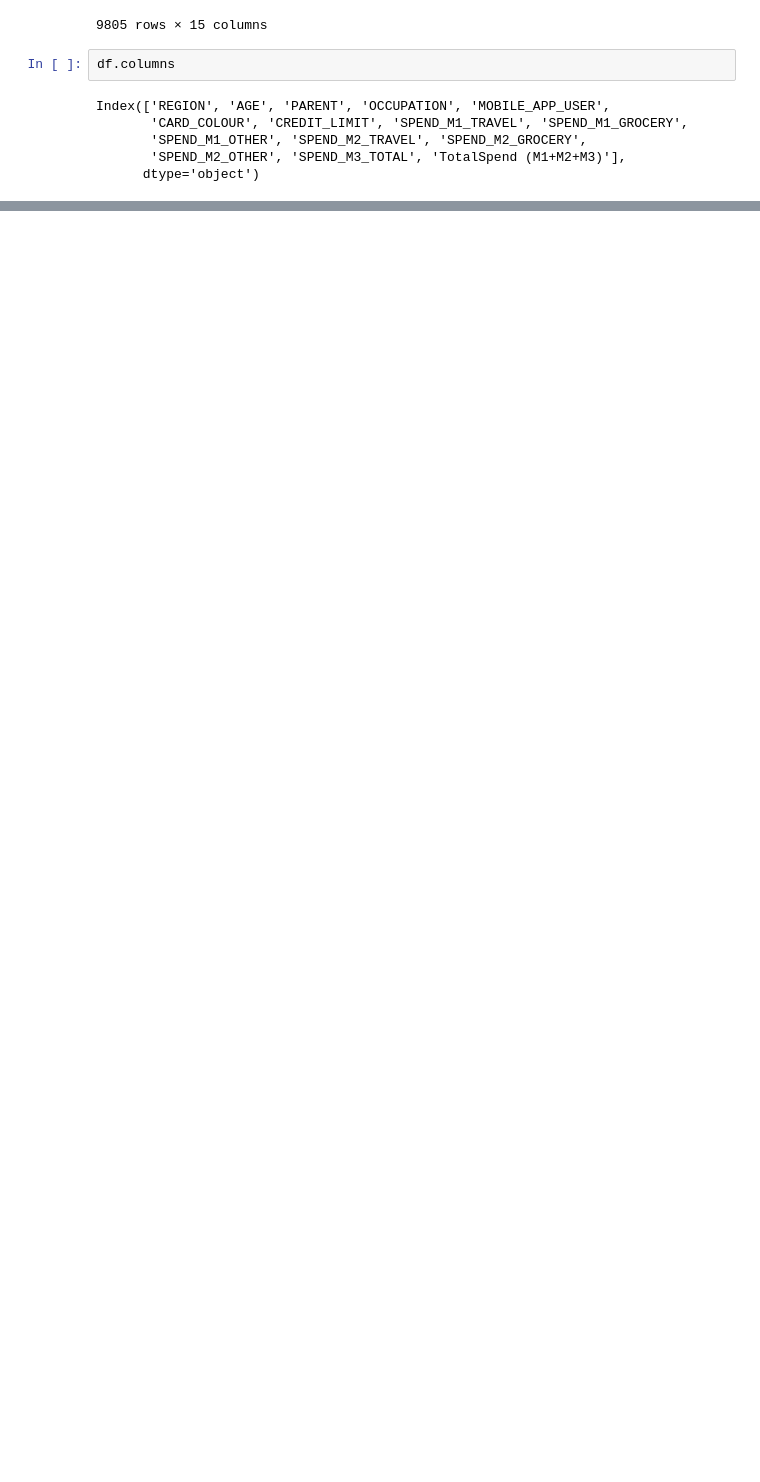
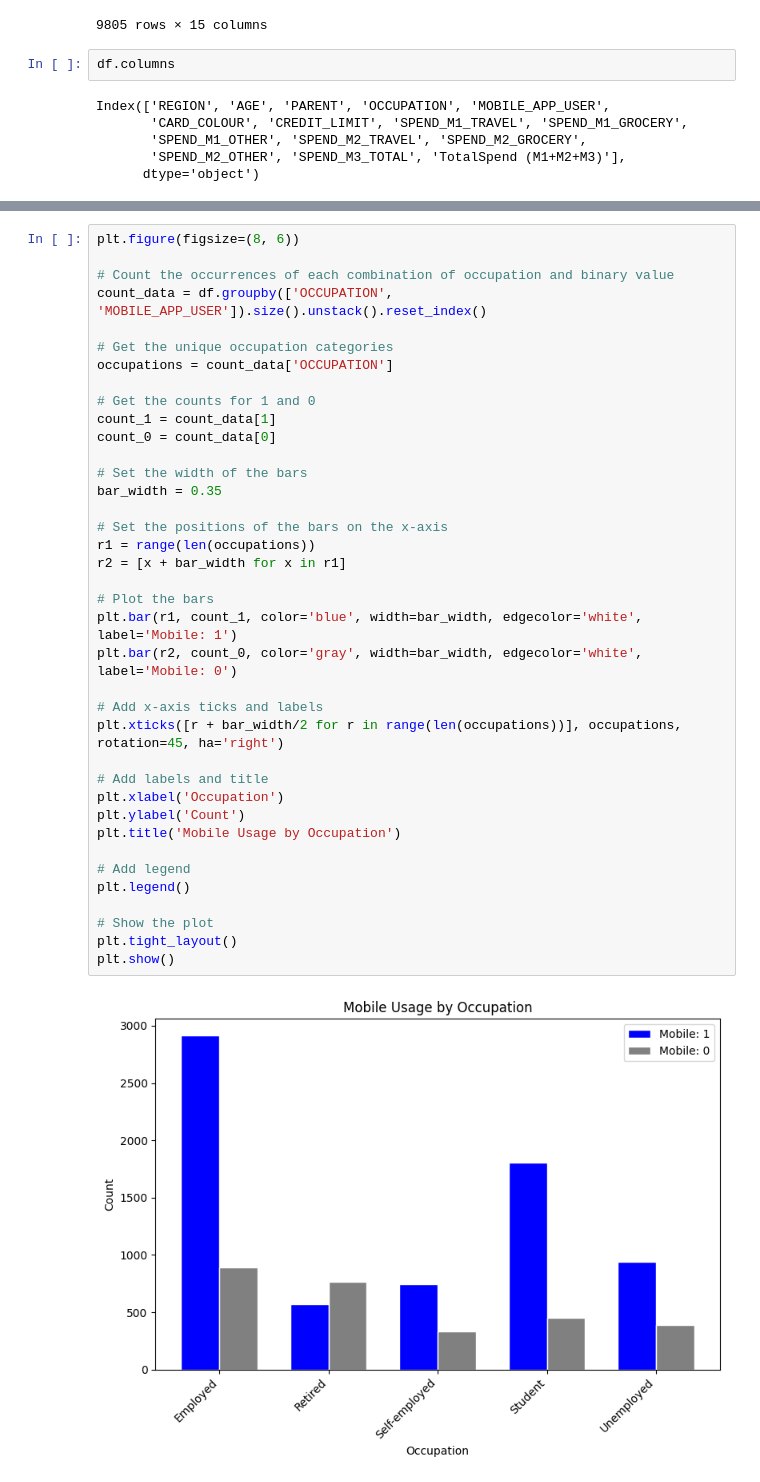
Before and after one commit to ShubhamSingh-9/Captial-one-Stepup-challenge, a Jupyter notebook: Capital One Career Challenge.ipynb, the cells around one changed output, grey strips where cells are left out. Saved outputs shown, nothing was run; the diff lists cells and outputs as text; blank space fills up the shorter version.

```diff
--- a/Capital One Career Challenge.ipynb
+++ b/Capital One Career Challenge.ipynb
@@ -226,0 +263,40 @@ plt.show()
+# %%
+plt.figure(figsize=(8, 6))
+
+# Count the occurrences of each combination of occupation and binary value
+count_data = df.groupby(['OCCUPATION', 'MOBILE_APP_USER']).size().unstack().reset_index()
+
+# Get the unique occupation categories
+occupations = count_data['OCCUPATION']
+
+# Get the counts for 1 and 0
+count_1 = count_data[1]
+count_0 = count_data[0]
+
+# Set the width of the bars
+bar_width = 0.35
+
+# Set the positions of the bars on the x-axis
+r1 = range(len(occupations))
+r2 = [x + bar_width for x in r1]
+
+# Plot the bars
+plt.bar(r1, count_1, color='blue', width=bar_width, edgecolor='white', label='Mobile: 1')
+plt.bar(r2, count_0, color='gray', width=bar_width, edgecolor='white', label='Mobile: 0')
+
+# Add x-axis ticks and labels
+plt.xticks([r + bar_width/2 for r in range(len(occupations))], occupations, rotation=45, ha='right')
+
+# Add labels and title
+plt.xlabel('Occupation')
+plt.ylabel('Count')
+plt.title('Mobile Usage by Occupation')
+
+# Add legend
+plt.legend()
+
+# Show the plot
+plt.tight_layout()
+plt.show()
+# %% [output]
+[figure, added]
```
Also changed, not shown: parts of 13 cells of this notebook.
